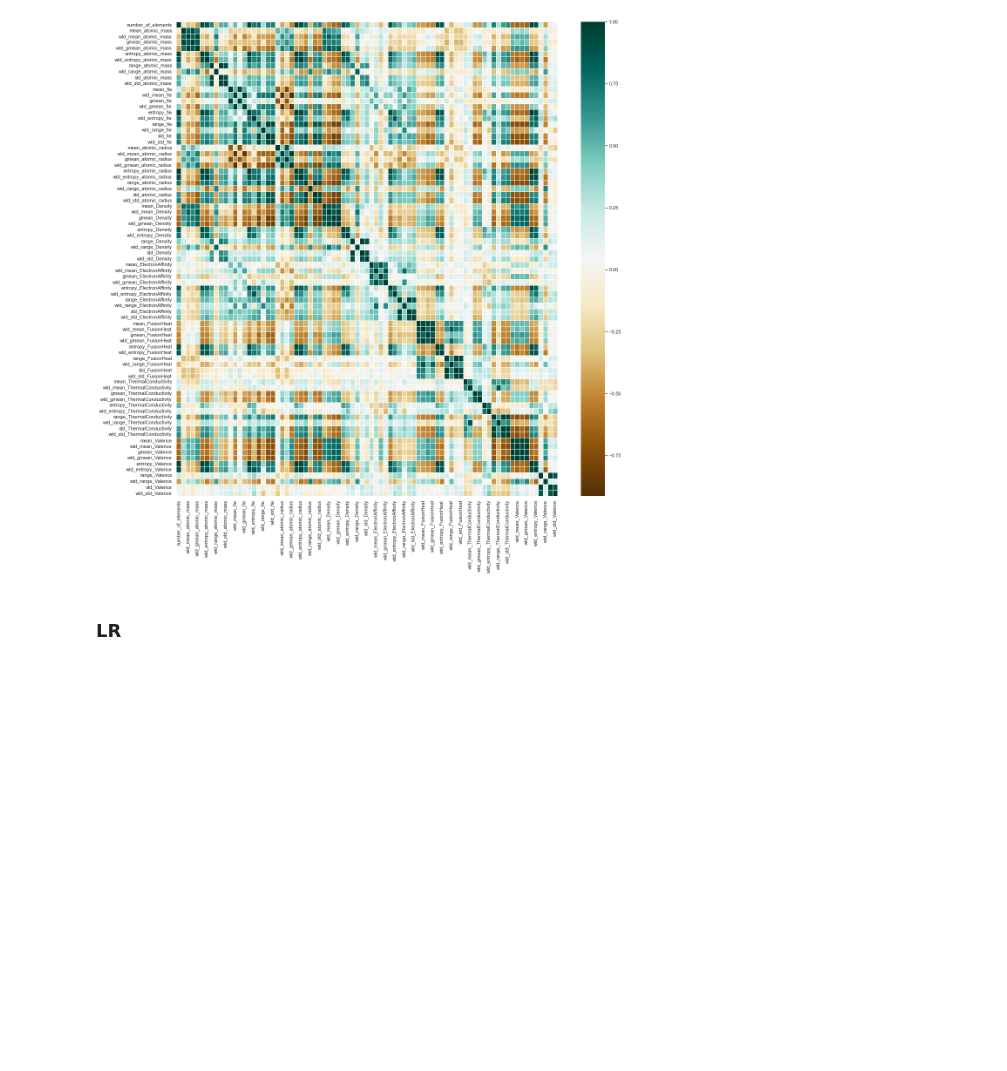
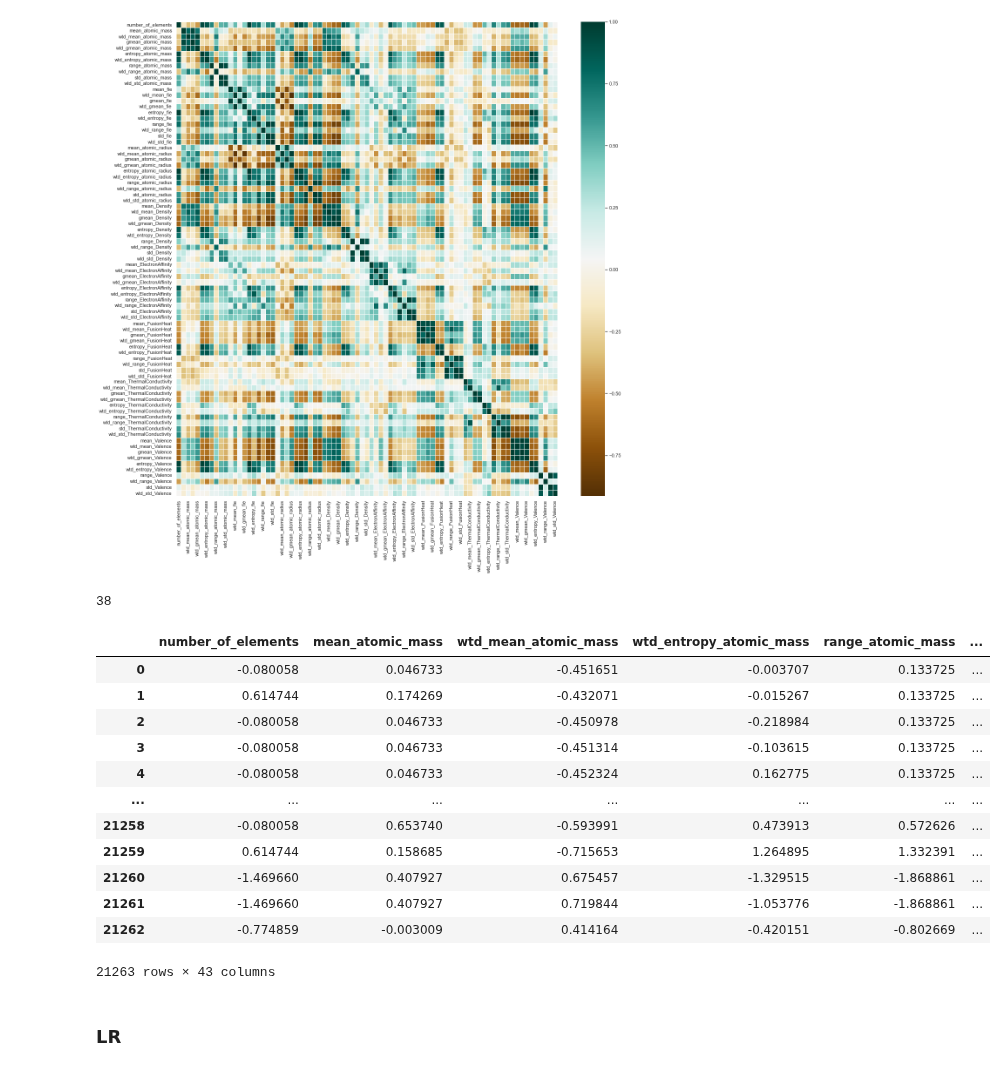
Before and after one commit to scottdyl/qtw, a Jupyter notebook: Dylan_Scott_Case_Study1.ipynb, the cells around one changed output. Drawn from its saved outputs; the diff is of its cells as text; code cells hidden in the pictures; blank space fills up the shorter version.

```diff
--- a/Dylan_Scott_Case_Study1.ipynb
+++ b/Dylan_Scott_Case_Study1.ipynb
@@ -141,6 +138,37 @@ f.tight_layout()
 #looking at the elements I think we can drop them from the dataset
 # %% [output]
 [figure]
+# %%
+# lastly lets look for multicolinearirty
+#the threshold I will use is .9 otherwise I end up dropping too many columns
+corrl = set()
+values = scale_data.corr()
+
+for i in range(len(values.columns)):
+    for j in range(i):
+        if abs(values.iloc[i, j]) > 0.9:
+            colname = values.columns[i]
+            corrl.add(colname)
+len(corrl)
+# %% [output]
+38
+# %%
+scale_data = scale_data.drop(labels=corrl,axis=1)
+scale_data
+# %% [output]
+|  | number_of_elements | mean_atomic_mass | wtd_mean_atomic_mass | wtd_entropy_atomic_mass | range_atomic_mass | ... |
+| 0 | -0.080058 | 0.046733 | -0.451651 | -0.003707 | 0.133725 | ... |
+| 1 | 0.614744 | 0.174269 | -0.432071 | -0.015267 | 0.133725 | ... |
+| 2 | -0.080058 | 0.046733 | -0.450978 | -0.218984 | 0.133725 | ... |
+| 3 | -0.080058 | 0.046733 | -0.451314 | -0.103615 | 0.133725 | ... |
+| 4 | -0.080058 | 0.046733 | -0.452324 | 0.162775 | 0.133725 | ... |
+| ... | ... | ... | ... | ... | ... | ... |
+| 21258 | -0.080058 | 0.653740 | -0.593991 | 0.473913 | 0.572626 | ... |
+| 21259 | 0.614744 | 0.158685 | -0.715653 | 1.264895 | 1.332391 | ... |
+| 21260 | -1.469660 | 0.407927 | 0.675457 | -1.329515 | -1.868861 | ... |
+| 21261 | -1.469660 | 0.407927 | 0.719844 | -1.053776 | -1.868861 | ... |
+| 21262 | -0.774859 | -0.003009 | 0.414164 | -0.420151 | -0.802669 | ... |
+21263 rows × 43 columns
 # %% [markdown]
 ### LR
 # %%
```
Also changed, not shown: parts of 9 cells of this notebook, 2 other files.
